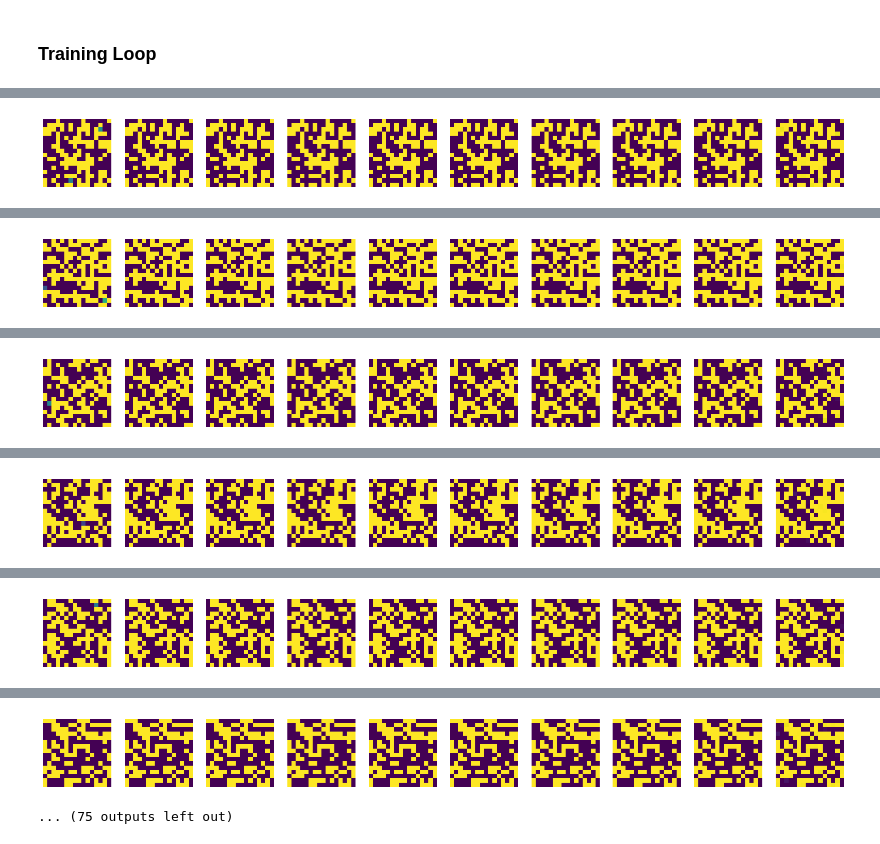
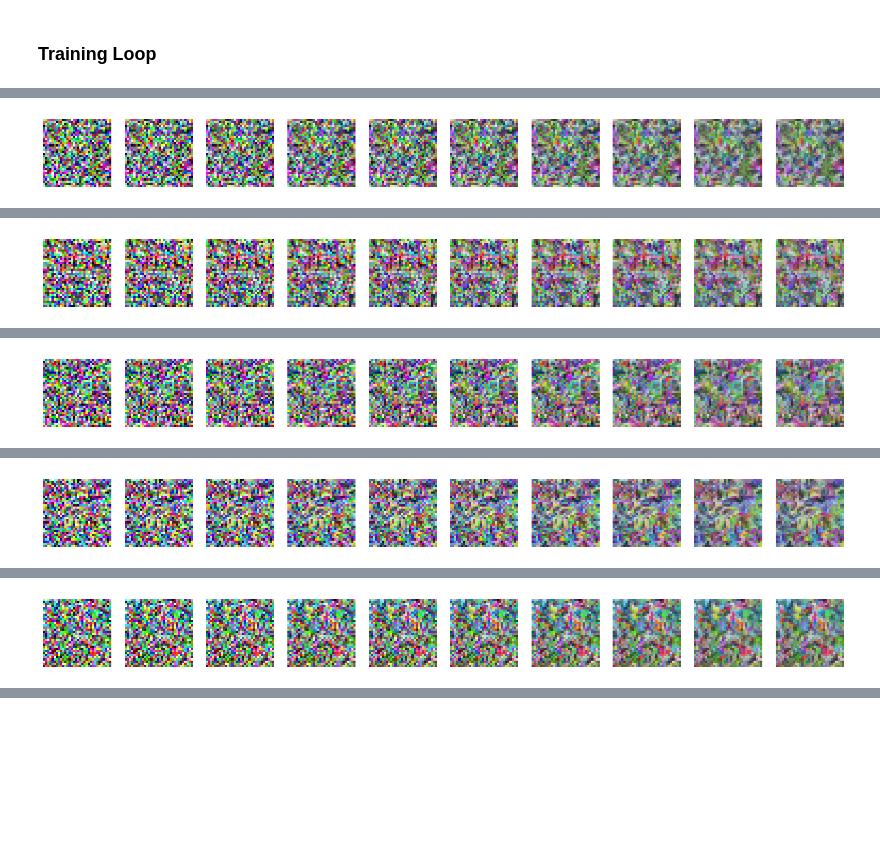
Before and after one commit to kanavgoyal898/noisOut, a Jupyter notebook: test.ipynb, the cells around one changed output, grey strips where cells are left out. Drawn from its saved outputs; the diff is of its cells as text; code cells hidden in the pictures; blank space fills up the shorter version.

```diff
--- a/test.ipynb
+++ b/test.ipynb
@@ -290,8 +308,8 @@ class UNet(torch.nn.Module):
         self.img_channels_in = img_channels
         self.img_channels_out = img_channels
 
-        self.u_channels = (64, 128, 256, 512, 1024)
-        self.d_channels = (1024, 512, 256, 128, 64)
+        self.u_channels = (64, 128, 256)
+        self.d_channels = (256, 128, 64)
 
         self.t_dim = t_dim
 
@@ -342,5 +358,8 @@ CHANNEL_COUNT = 1
+# %%
+CHANNEL_COUNT = 3
+TIME_DIM = 32
 # %%
-model = UNet(CHANNEL_COUNT, 32)
+model = UNet(CHANNEL_COUNT, TIME_DIM)
 print(f'Number of parameters: {sum(p.numel() for p in model.parameters()):,}')
 model.to(device)
 model
@@ -365,11 +384,3 @@ UNet(
 )
 # %% [markdown]
 ### **Loss Function**
-# %%
-def calculate_loss(model, x_0, t):
-    x_t, noise = forward_diffusion(x_0, t, device)
-
-    x_t_ = model(x_t, t)
-
-    loss = torch.nn.functional.mse_loss(x_t_, noise)
-    return loss
@@ -417,10 +455,13 @@ sample_image()
 # %% [markdown]
 ### **Training Loop**
 # %%
-optimizer = torch.optim.Adam(model.parameters(), lr=1e-6)
+epochs = 5
+total_steps = epochs * len(dataloader)
 
-epochs = 1
 losses = []
+optimizer = torch.optim.Adam(model.parameters(), lr=1e-3)
+scheduler = torch.optim.lr_scheduler.ExponentialLR(optimizer, gamma=(1-1e-3))
+
 for epoch in range(epochs):
     for step, batch in enumerate(dataloader):
         batch_images = batch[0]
@@ -428,14 +469,18 @@ for epoch in range(epochs):
 
         optimizer.zero_grad()
 
-        t = torch.randint(0, T, (BATCH_SIZE, ), device=device, dtype=torch.long)
-        loss = calculate_loss(model, batch_images, t)
+        t = torch.randint(0, T, (BATCH_SIZE, ), device=device, dtype=torch.long)  # (B, )
+
+        loss = calculate_loss(model, batch_images, t)                             # (B, )
         loss.backward()
 
         optimizer.step()
-        if ((step+1) % 10 == 0):
-          print(f'Epoch: {epoch+1:4d} | Step: {step+1:4d} | Loss: {loss.item():.6f}')
+        scheduler.step()
+
+        losses.append(loss.item())
+
         if ((step+1) % 100 == 0):
-          sample_image()
-        losses.append(loss.item())
+          print(f'Epoch: {epoch+1:6d} | Step: {step+1:6d} | Loss: {loss.item():.6f}')
+
+    sample_image()
 # %% [output]
@@ -452 +497 @@ Epoch:    1 | Step:  100 | Loss: 0.268159
-[figure, old version]
+[figure, new version]
@@ -463 +508 @@ Epoch:    1 | Step:  200 | Loss: 0.205902
-[figure, old version]
+[figure, new version]
@@ -474 +519 @@ Epoch:    1 | Step:  300 | Loss: 0.132266
-[figure, old version]
+[figure, new version]
@@ -485 +530 @@ Epoch:    1 | Step:  400 | Loss: 0.155649
-[figure, old version]
+[figure, new version]
@@ -496 +541 @@ Epoch:    1 | Step:  500 | Loss: 0.118852
-[figure, old version]
+[figure, new version]
@@ -507,5 +542,3 @@ Epoch:    1 | Step:  600 | Loss: 0.119895
-[figure, removed]
-... (75 outputs left out)
 # %%
 steps = range(1, len(losses) + 1)
 
```
Also changed, not shown: parts of 19 cells of this notebook.
